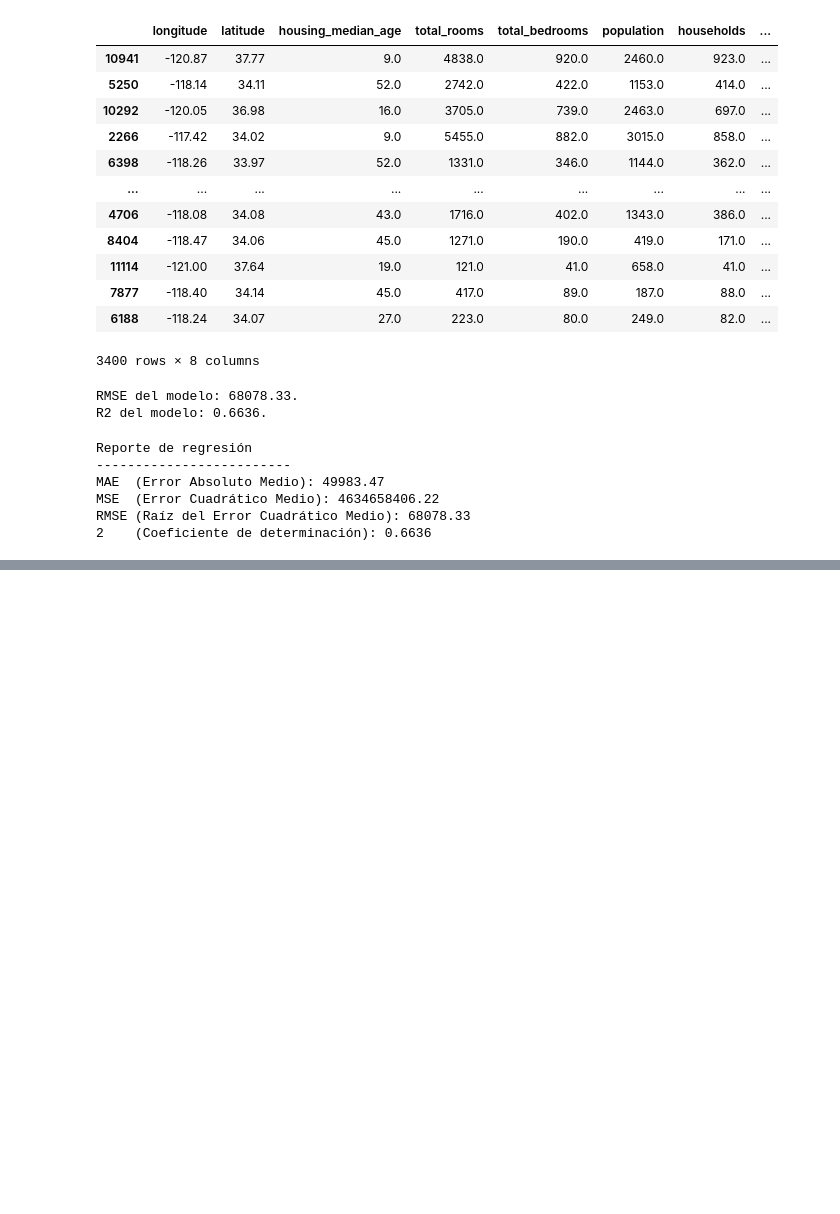
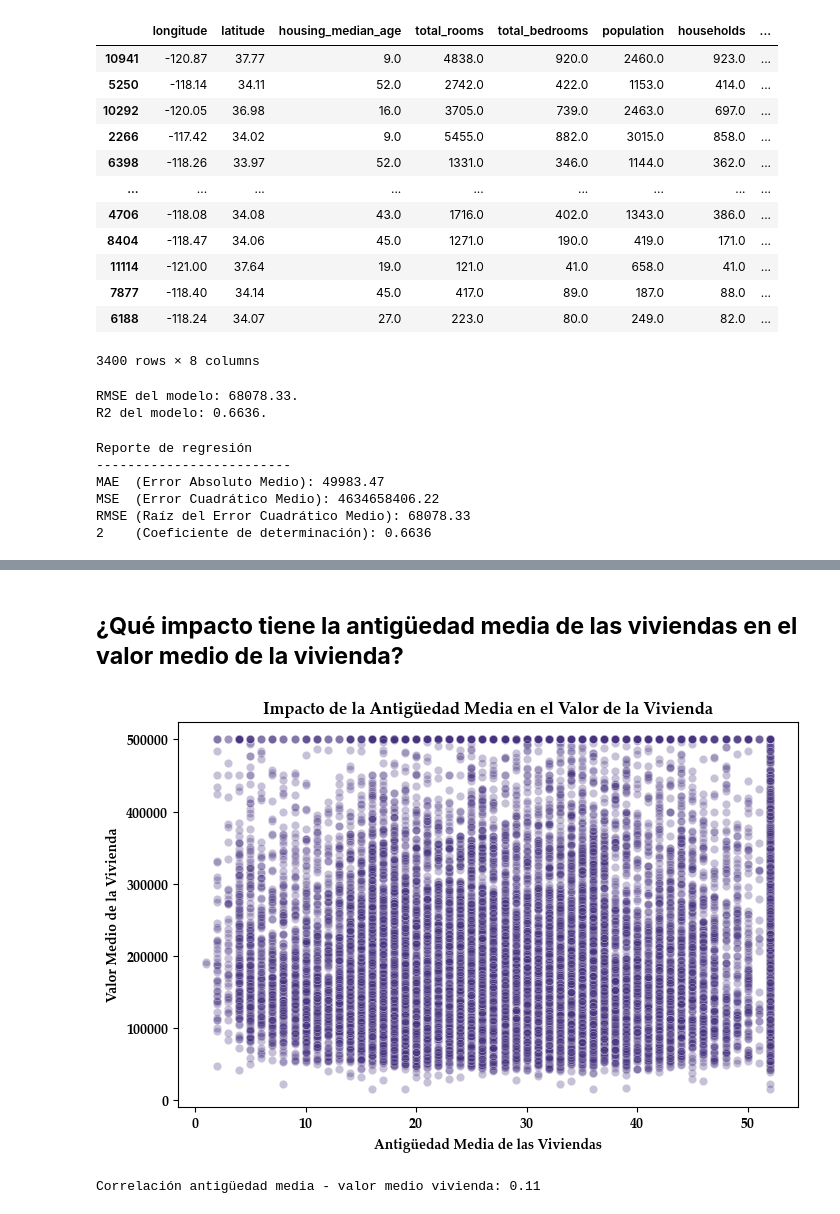
Before and after one commit to Jesus-David-Rangel/Housing-Price-Analysis, a Jupyter notebook: Housing_Price_Analysis.ipynb, the cells around one changed output, grey strips where cells are left out. Cells and saved outputs as stored; diff of their text form; code cells hidden in the pictures; blank space fills up the shorter version.

```diff
--- a/Housing_Price_Analysis.ipynb
+++ b/Housing_Price_Analysis.ipynb
@@ -524,0 +642,16 @@ RMSE (Raíz del Error Cuadrático Medio): 68078.33
+# %% [markdown]
+## **¿Qué impacto tiene la antigüedad media de las viviendas en el valor medio de la vivienda?**
+# %%
+plt.figure(figsize=(8,5))
+sns.scatterplot(x='housing_median_age', y='median_house_value', data=df, alpha=0.3)
+plt.xlabel('Antigüedad Media de las Viviendas')
+plt.ylabel('Valor Medio de la Vivienda')
+plt.title('Impacto de la Antigüedad Media en el Valor de la Vivienda')
+plt.show()
+# %% [output]
+[figure, added]
+# %%
+corr_age_value = df['housing_median_age'].corr(df['median_house_value'])
+print(f"Correlación antigüedad media - valor medio vivienda: {corr_age_value:.2f}")
+# %% [output]
+Correlación antigüedad media - valor medio vivienda: 0.11
```
Also changed, not shown: parts of 27 cells of this notebook.
